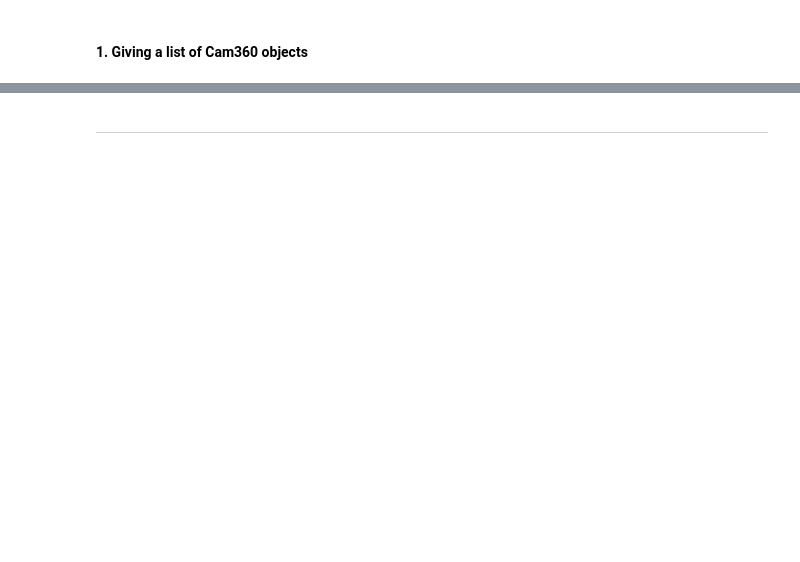
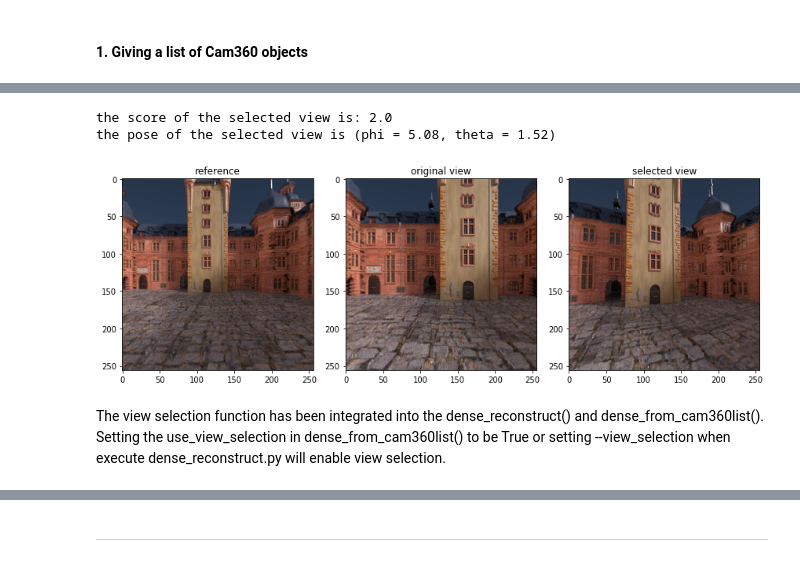
Before and after one commit to GentleDell/Omni-stereo-dense-reconstruction, a Jupyter notebook: cube_script/Tutorials.ipynb, the cells around one changed output, grey strips where cells are left out. Saved outputs shown, nothing was run; the diff lists cells and outputs as text; code cells hidden in the pictures; blank space fills up the shorter version.

```diff
--- a/cube_script/Tutorials.ipynb
+++ b/cube_script/Tutorials.ipynb
@@ -166,0 +253,29 @@ optional arguments: <br>
+# %%
+# obtain a reference view
+cubemap_obj = CubicMaps()
+reference   = cubemap_obj.sphere2cube(cam360_list[0], resolution=(256,256))[3]
+
+# get the view without view selection
+original_view = cubemap_obj.sphere2cube(cam360_list[8], resolution=(256,256))[3]
+
+# select view
+selected_view, pose, score = view_selection(cam360_list[8], reference, initial_pose=(np.pi*3/2, np.pi/2))
+# %%
+order = ['reference', 'original view', 'selected view']
+image_list = [reference, original_view, selected_view]
+
+plt.figure(figsize=[12,8])
+for ct in range(len(image_list)):
+    plt.subplot(2,3,ct+1)
+    plt.imshow(image_list[ct])
+    plt.title(order[ct])
+    plt.tight_layout()
+
+print('the score of the selected view is:', score)
+print('the pose of the selected view is (phi = {:.2f}, theta = {:.2f})'.format(*pose))
+# %% [output]
+the score of the selected view is: 2.0
+the pose of the selected view is (phi = 5.08, theta = 1.52)
+[figure, added]
+# %% [markdown]
+The view selection function has been integrated into the dense_reconstruct() and dense_from_cam360list(). Setting the use_view_selection in dense_from_cam360list() to be True or setting --view_selection when execute dense_reconstruct.py will enable view selection.
```
Also changed, not shown: parts of 26 cells of this notebook, 21 other files.
